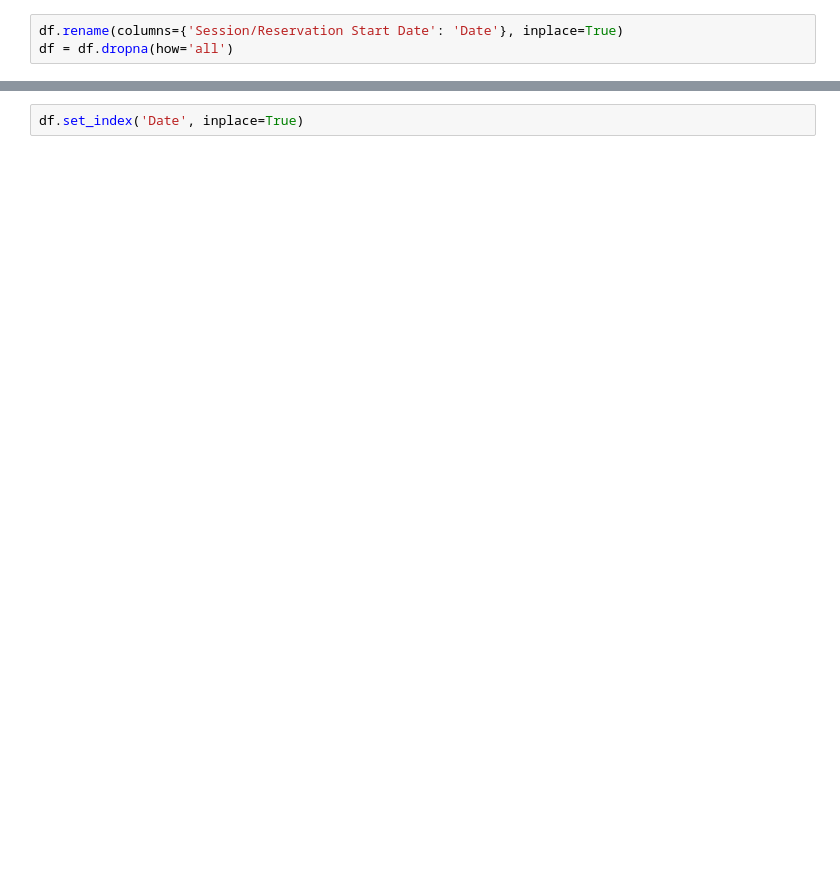
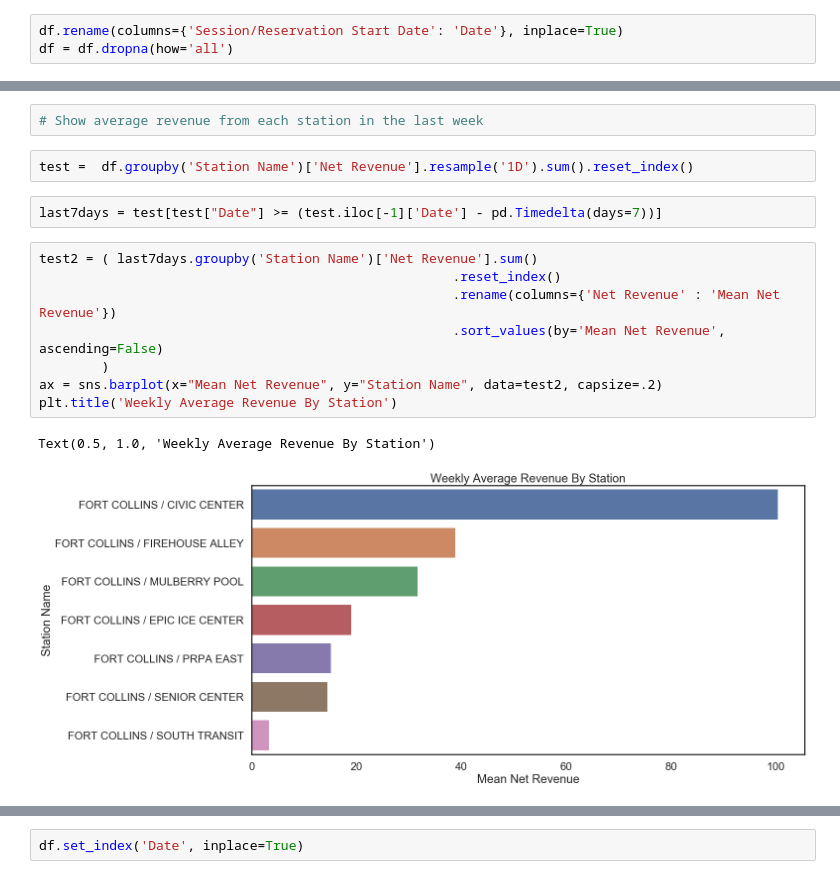
Before and after one commit to davidfox87/EV_forecasting, a Jupyter notebook: pricing_strategy.ipynb, the cells around one changed output, grey strips where cells are left out. Saved outputs shown, nothing was run; the diff lists cells and outputs as text; blank space fills up the shorter version.

```diff
--- a/pricing_strategy.ipynb
+++ b/pricing_strategy.ipynb
@@ -149,0 +117,17 @@ df.loc[df['Station Name'] == 'FORT COLLINS / SENIOR CENTER', 'usage_7D' ].plot(a
+# %%
+# Show average revenue from each station in the last week
+# %%
+test =  df.groupby('Station Name')['Net Revenue'].resample('1D').sum().reset_index()
+# %%
+last7days = test[test["Date"] >= (test.iloc[-1]['Date'] - pd.Timedelta(days=7))]
+# %%
+test2 = ( last7days.groupby('Station Name')['Net Revenue'].sum()
+                                                     .reset_index()
+                                                     .rename(columns={'Net Revenue' : 'Mean Net Revenue'})
+                                                     .sort_values(by='Mean Net Revenue', ascending=False)
+        )
+ax = sns.barplot(x="Mean Net Revenue", y="Station Name", data=test2, capsize=.2)
+plt.title('Weekly Average Revenue By Station')
+# %% [output]
+Text(0.5, 1.0, 'Weekly Average Revenue By Station')
+[figure, added]
```
Also changed, not shown: parts of 29 cells of this notebook.
